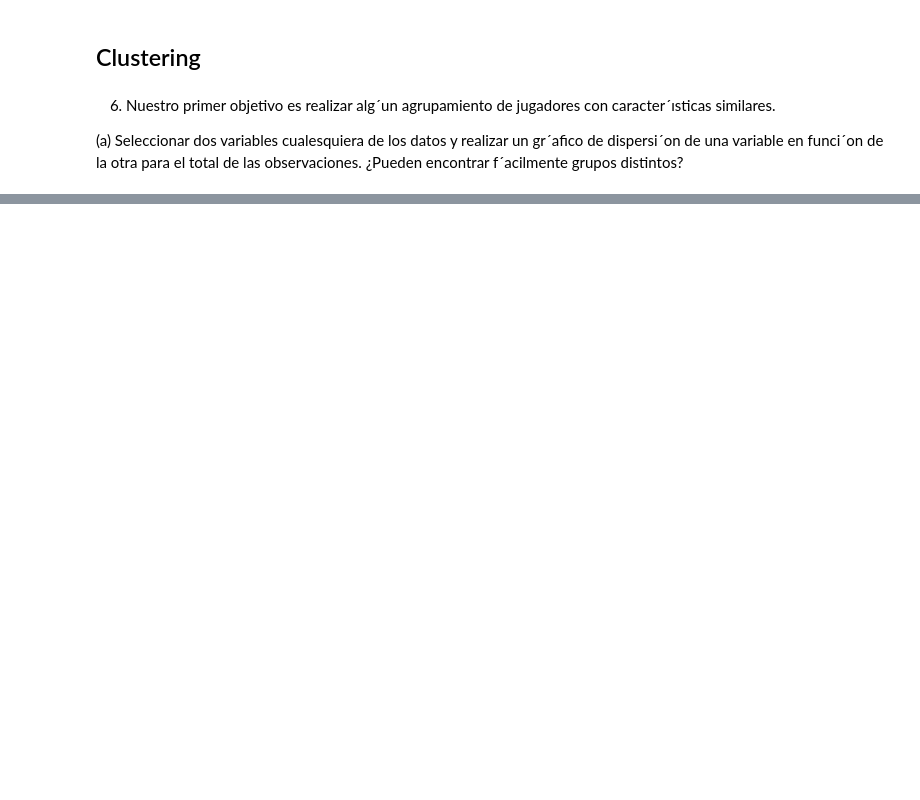
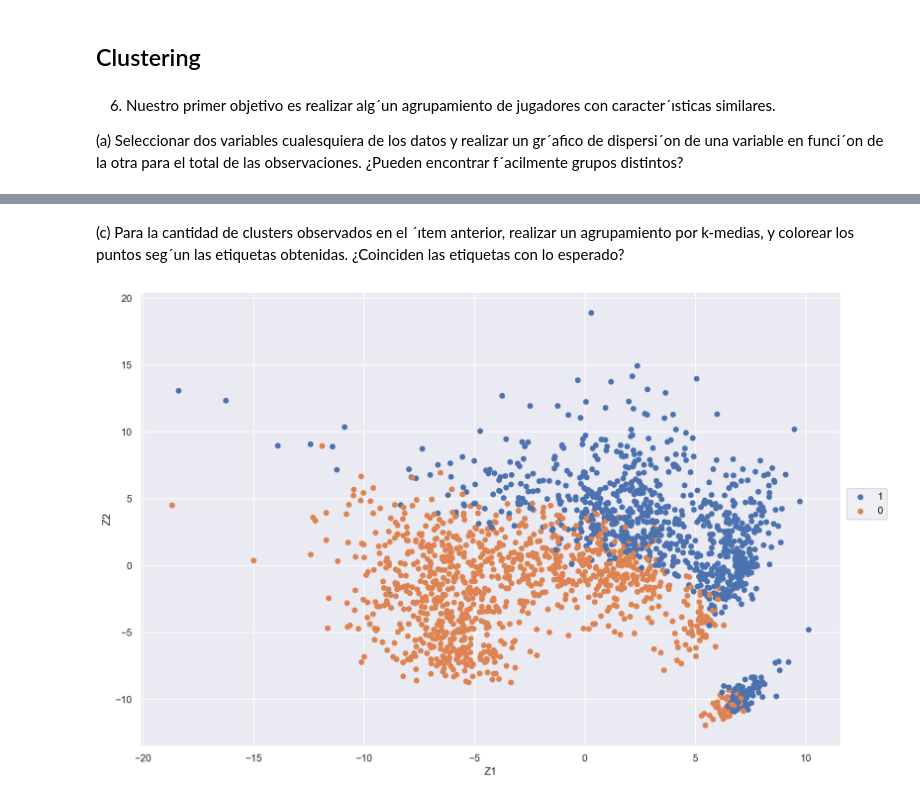
Before and after one commit to FedericoAriasCeci/Tp2---LDD, a Jupyter notebook: Tp labo 2.ipynb, the cells around one changed output, grey strips where cells are left out. Drawn from its saved outputs; the diff is of its cells as text; code cells hidden in the pictures; blank space fills up the shorter version.

Commit message:
Avance Cluster

```diff
--- a/Tp labo 2.ipynb
+++ b/Tp labo 2.ipynb
@@ -63,0 +175,14 @@ f´acilmente grupos distintos?
+# %% [markdown]
+(c) Para la cantidad de clusters observados en el ´ıtem anterior, realizar un agrupamiento por k-medias, y colorear los puntos seg´un las etiquetas obtenidas. ¿Coinciden las etiquetas con lo esperado?
+# %%
+kmeans = KMeans (n_clusters = 2)
+
+etiquetas = kmeans.fit_predict(data_num).astype(str)
+
+(
+    so.Plot()
+    .add(so.Dot(), data = Z, x = "Z1", y = "Z2", color = etiquetas)
+    .layout(size=(12,8))
+)
+# %% [output]
+[figure, added]
```
Also changed, not shown: parts of 19 cells of this notebook.
